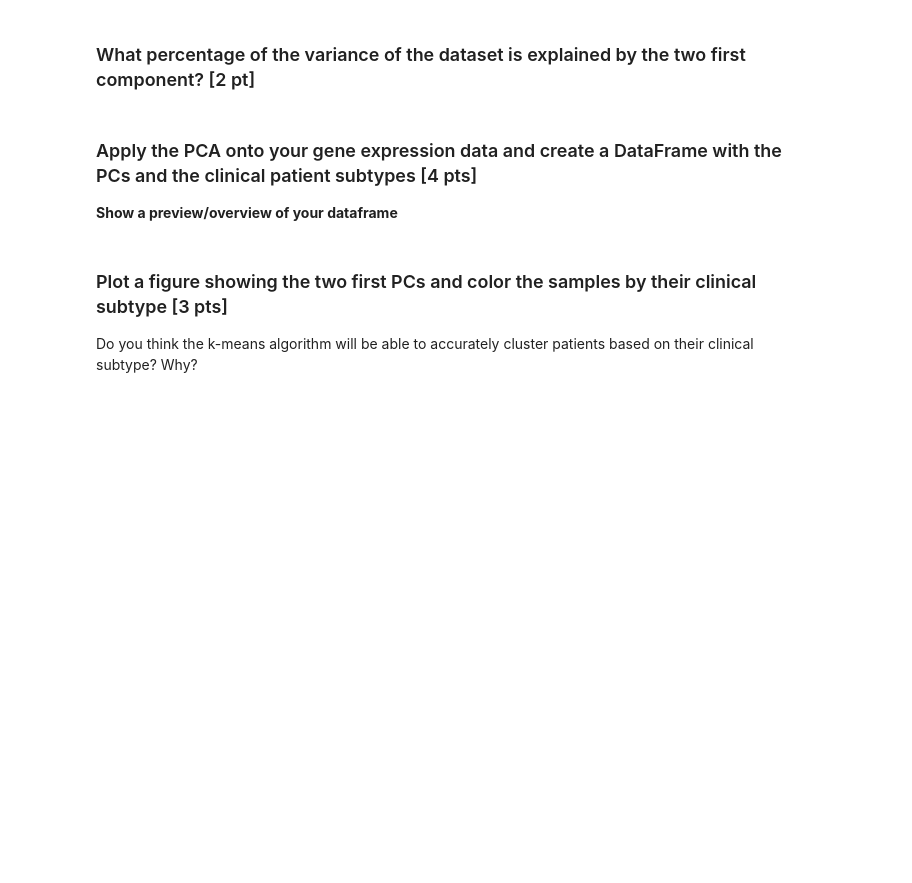
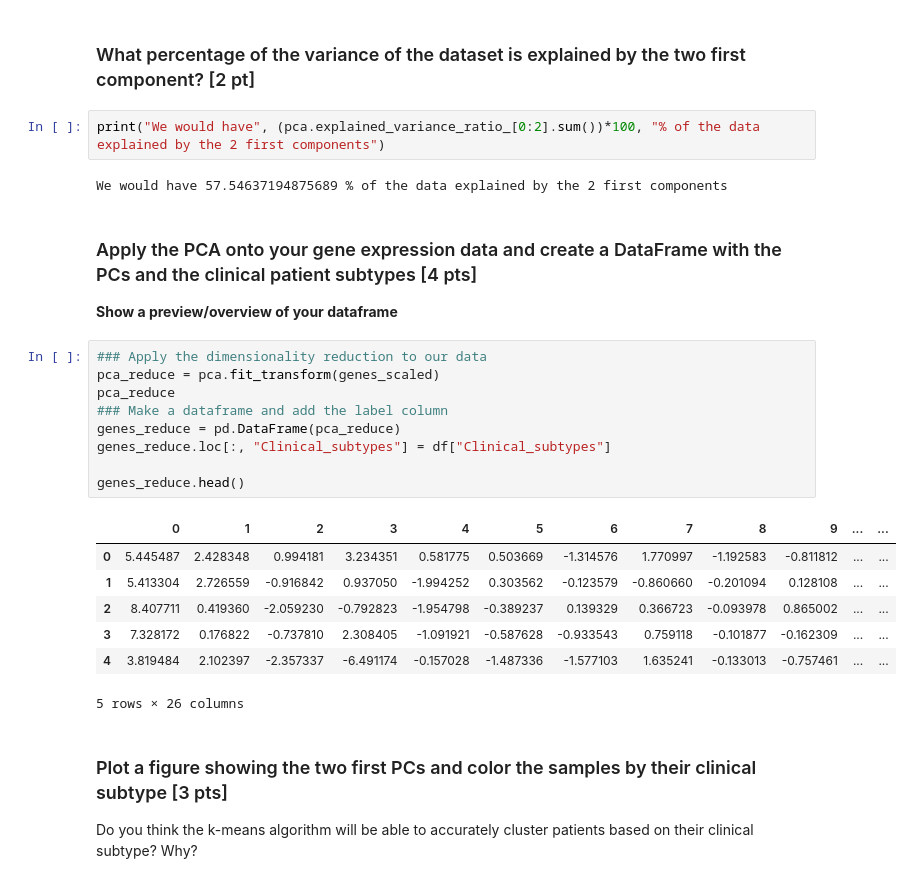
Before and after one commit to nancy-aloy/BIM6065C, a Jupyter notebook: notebooks/exercices_good_practices.ipynb, the cells around one changed output. Cells and saved outputs as stored; diff of their text form; blank space fills up the shorter version.

```diff
--- a/notebooks/exercices_good_practices.ipynb
+++ b/notebooks/exercices_good_practices.ipynb
@@ -220,8 +230,29 @@ Once you selected the numerical gene expression, scale the value and initiate a
 # %% [markdown]
 ### What percentage of the variance of the dataset is explained by the two first component? [2 pt]
+# %%
+print("We would have", (pca.explained_variance_ratio_[0:2].sum())*100, "% of the data explained by the 2 first components")
+# %% [output]
+We would have 57.54637194875689 % of the data explained by the 2 first components
 # %% [markdown]
 ### Apply the PCA onto your gene expression data and create a DataFrame with the PCs and the clinical patient subtypes [4 pts]
 **Show a preview/overview of your dataframe**
+# %%
+### Apply the dimensionality reduction to our data
+pca_reduce = pca.fit_transform(genes_scaled)
+pca_reduce
+### Make a dataframe and add the label column
+genes_reduce = pd.DataFrame(pca_reduce)
+genes_reduce.loc[:, "Clinical_subtypes"] = df["Clinical_subtypes"]
+
+genes_reduce.head()
+# %% [output]
+|  | 0 | 1 | 2 | 3 | 4 | 5 | 6 | 7 | 8 | 9 | ... | ... |
+| 0 | 5.445487 | 2.428348 | 0.994181 | 3.234351 | 0.581775 | 0.503669 | -1.314576 | 1.770997 | -1.192583 | -0.811812 | ... | ... |
+| 1 | 5.413304 | 2.726559 | -0.916842 | 0.937050 | -1.994252 | 0.303562 | -0.123579 | -0.860660 | -0.201094 | 0.128108 | ... | ... |
+| 2 | 8.407711 | 0.419360 | -2.059230 | -0.792823 | -1.954798 | -0.389237 | 0.139329 | 0.366723 | -0.093978 | 0.865002 | ... | ... |
+| 3 | 7.328172 | 0.176822 | -0.737810 | 2.308405 | -1.091921 | -0.587628 | -0.933543 | 0.759118 | -0.101877 | -0.162309 | ... | ... |
+| 4 | 3.819484 | 2.102397 | -2.357337 | -6.491174 | -0.157028 | -1.487336 | -1.577103 | 1.635241 | -0.133013 | -0.757461 | ... | ... |
+5 rows × 26 columns
 # %% [markdown]
 ### Plot a figure showing the two first PCs and color the samples by their clinical subtype [3 pts]
 Do you think the k-means algorithm will be able to accurately cluster patients based on their clinical subtype? Why?
```
Also changed, not shown: parts of 3 cells of this notebook.
